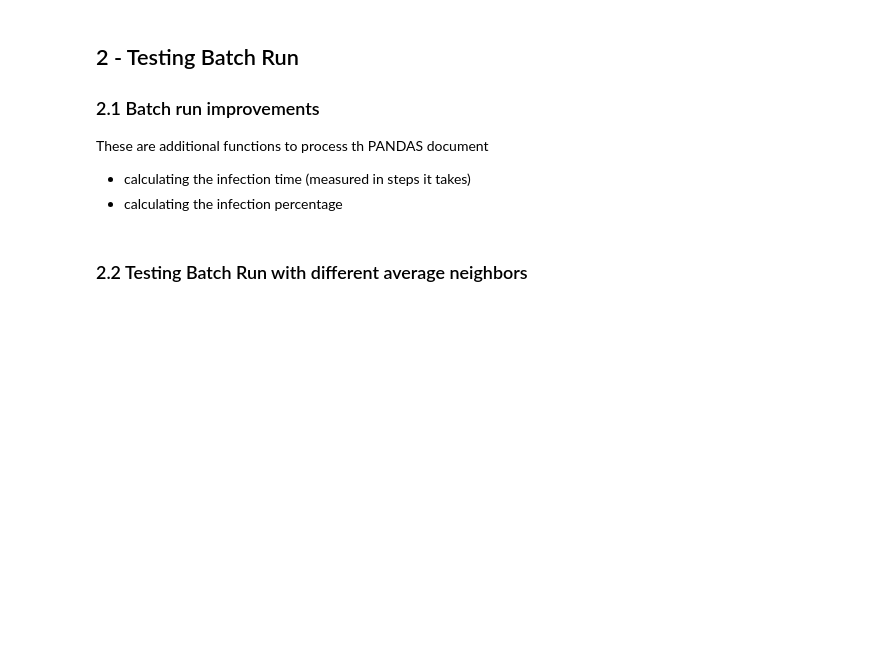
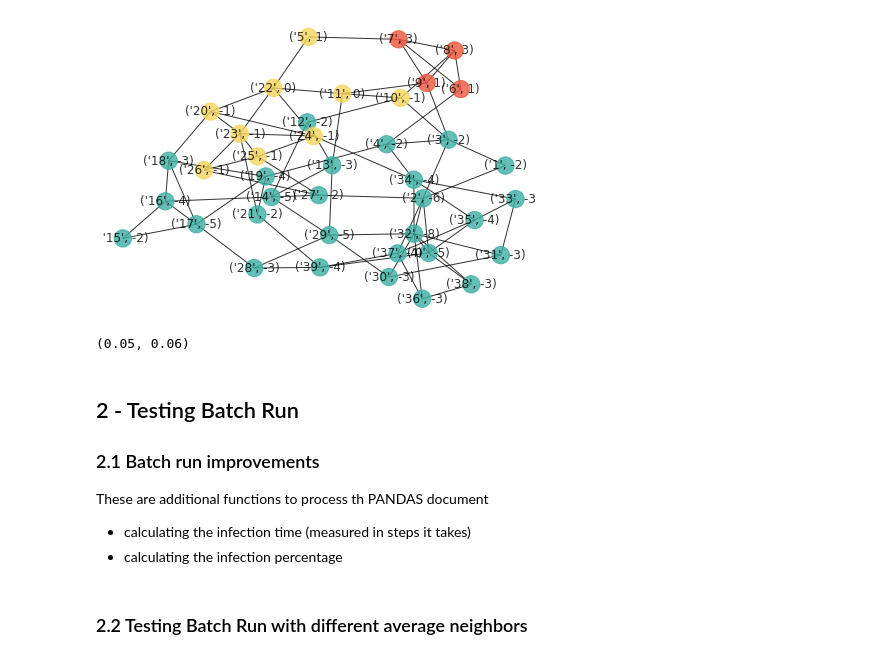
Before and after one commit to jiajia20/mesa-vis, a Jupyter notebook: Intervention_implimentation.ipynb, the cells around one changed output. Drawn from its saved outputs; the diff is of its cells as text; code cells hidden in the pictures; blank space fills up the shorter version.

```diff
--- a/Intervention_implimentation.ipynb
+++ b/Intervention_implimentation.ipynb
@@ -176,0 +167,2 @@ class User(Agent):
+# %%
+model = InfoSpread(num_nodes=40, avg_node_degree=5, rewire_prob=.3, initial_outbreak_size=2, threshold_fake = 2, threshold_real = -2)
@@ -176,0 +174,2 @@ class User(Agent):
+# %%
+model.run_model(5)
@@ -176,0 +187,20 @@ class User(Agent):
+# %%
+inf_count = []
+state_color = []
+for i in model.grid.get_cell_list_contents(model.G):
+    inf_count.append(i.get_infected_neighbor_count())
+    state = i.state
+    if state == 1:
+        state_color.append('#ED553B') # red
+    elif state == -1:
+        state_color.append('#3CAEA3') # green
+    else:
+        state_color.append('#F6D55C') #yellow
+
+inf_dic =  {}
+for i in range(model.num_nodes):
+    inf_dic.update({i:(str(i),inf_count[i])})
+# %%
+nx.draw_kamada_kawai(model.G, node_size=300,node_color=state_color, labels=inf_dic, alpha = 0.8)
+# %% [output]
+[figure, added]
@@ -177,3 +209,7 @@ class User(Agent):
+# %%
+model.proportion_infected_fake(),model.proportion_infected_real()
+# %% [output]
+(0.05, 0.06)
 # %% [markdown]
 ## 2 - Testing Batch Run
 ### 2.1 Batch run improvements
```
Also changed, not shown: parts of 9 cells of this notebook.
